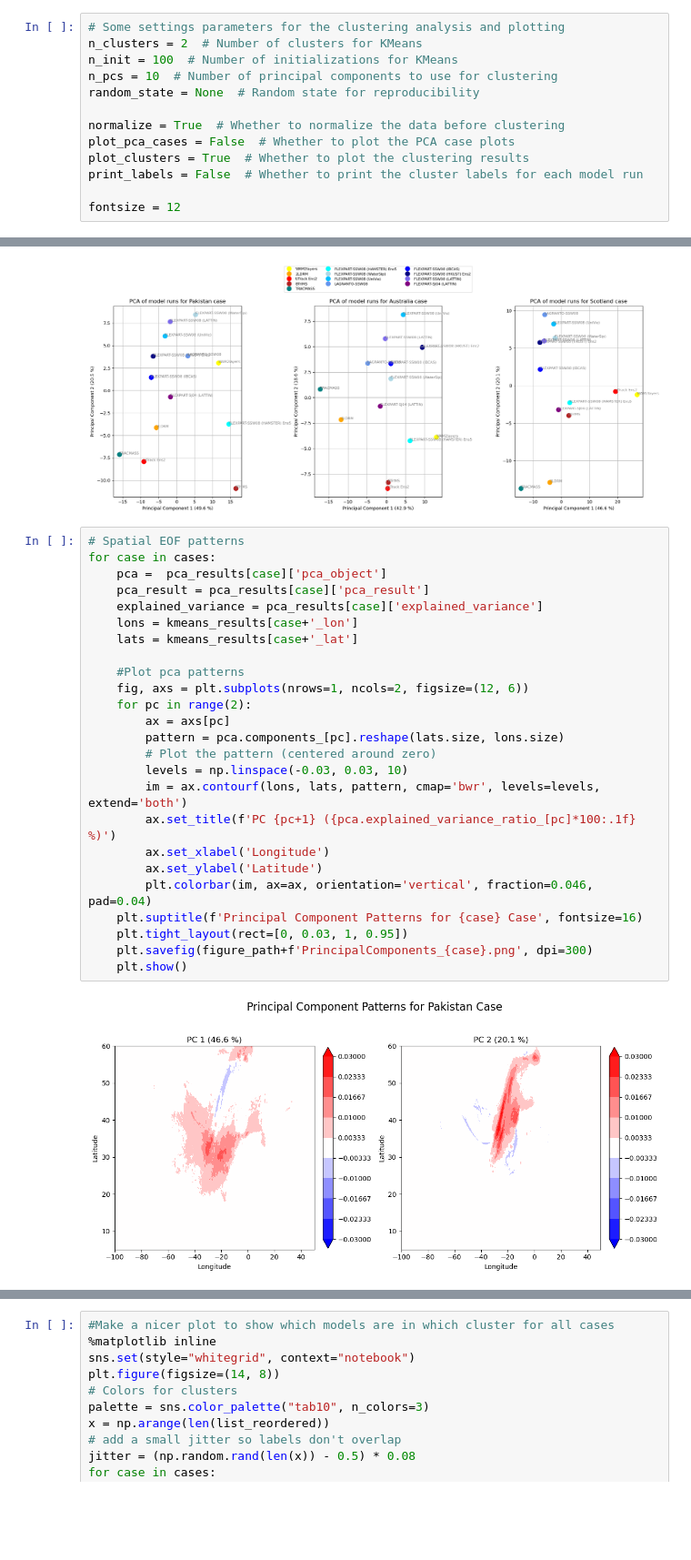
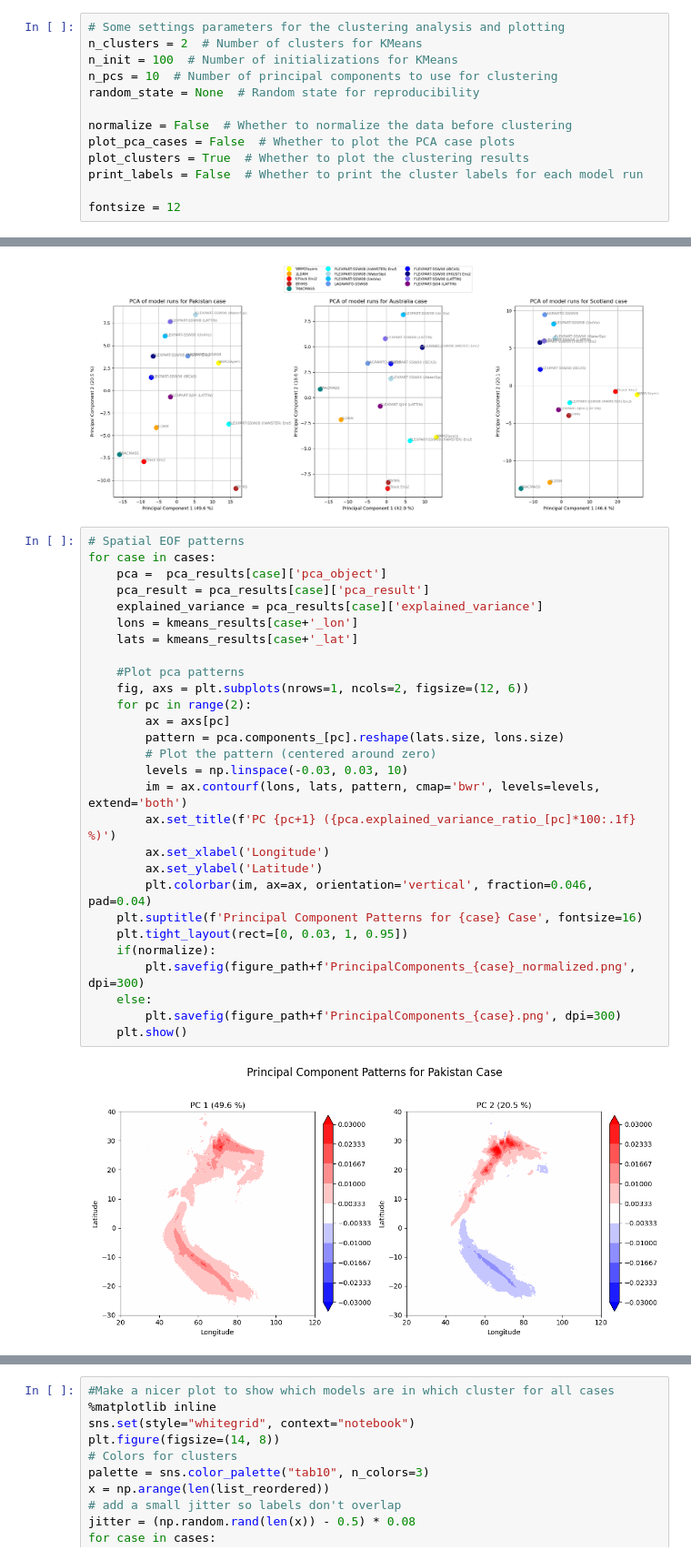
Before and after one commit to Moisture-tracking-community/INSPIRE, a Jupyter notebook: Figure8_Clustering.ipynb, the cells around one changed output, grey strips where cells are left out. Shown at 91% size. Saved outputs shown, nothing was run; the diff lists cells and outputs as text; blank space fills up the shorter version.

Commit message:
Changes to PCA plot

```diff
--- a/Figure8_Clustering.ipynb
+++ b/Figure8_Clustering.ipynb
@@ -27,7 +27,7 @@ n_init = 100  # Number of initializations for KMeans
 n_pcs = 10  # Number of principal components to use for clustering
 random_state = None  # Random state for reproducibility
 
-normalize = True  # Whether to normalize the data before clustering
+normalize = False  # Whether to normalize the data before clustering
 plot_pca_cases = False  # Whether to plot the PCA case plots
 plot_clusters = True  # Whether to plot the clustering results
 print_labels = False  # Whether to print the cluster labels for each model run
@@ -310,27 +310,30 @@ plt.show()
 # %%
 # Spatial EOF patterns
 for case in cases:
     pca =  pca_results[case]['pca_object']
     pca_result = pca_results[case]['pca_result']
     explained_variance = pca_results[case]['explained_variance']
     lons = kmeans_results[case+'_lon']
     lats = kmeans_results[case+'_lat']
 
     #Plot pca patterns
     fig, axs = plt.subplots(nrows=1, ncols=2, figsize=(12, 6))
     for pc in range(2):
         ax = axs[pc]
         pattern = pca.components_[pc].reshape(lats.size, lons.size)
         # Plot the pattern (centered around zero)
         levels = np.linspace(-0.03, 0.03, 10)
         im = ax.contourf(lons, lats, pattern, cmap='bwr', levels=levels, extend='both')
         ax.set_title(f'PC {pc+1} ({pca.explained_variance_ratio_[pc]*100:.1f} %)')
         ax.set_xlabel('Longitude')
         ax.set_ylabel('Latitude')
         plt.colorbar(im, ax=ax, orientation='vertical', fraction=0.046, pad=0.04)
     plt.suptitle(f'Principal Component Patterns for {case} Case', fontsize=16)
     plt.tight_layout(rect=[0, 0.03, 1, 0.95])
-    plt.savefig(figure_path+f'PrincipalComponents_{case}.png', dpi=300)
+    if(normalize):
+        plt.savefig(figure_path+f'PrincipalComponents_{case}_normalized.png', dpi=300)
+    else:
+        plt.savefig(figure_path+f'PrincipalComponents_{case}.png', dpi=300)
     plt.show()
 # %% [output]
-[figure, old version]
+[figure, new version]
```
Also changed, not shown: parts of 1 cell of this notebook.
